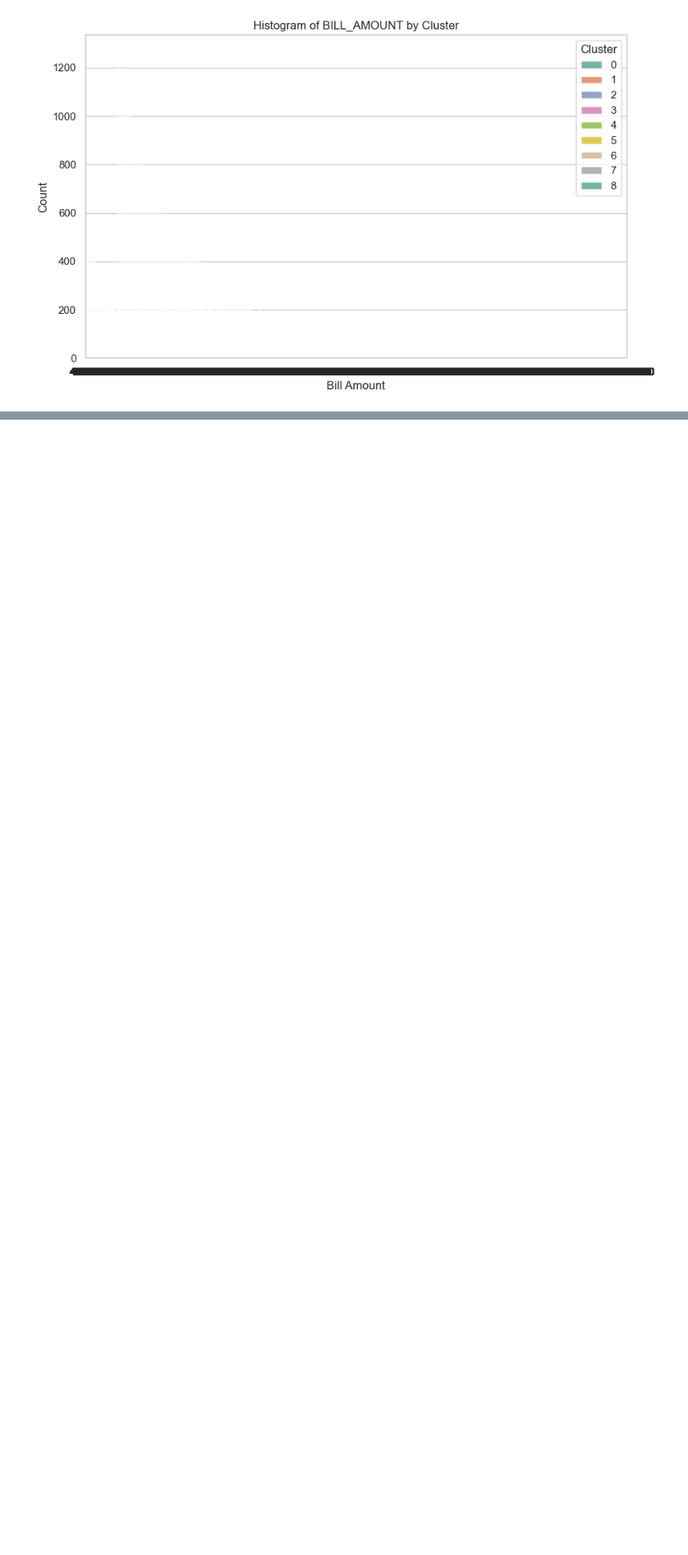
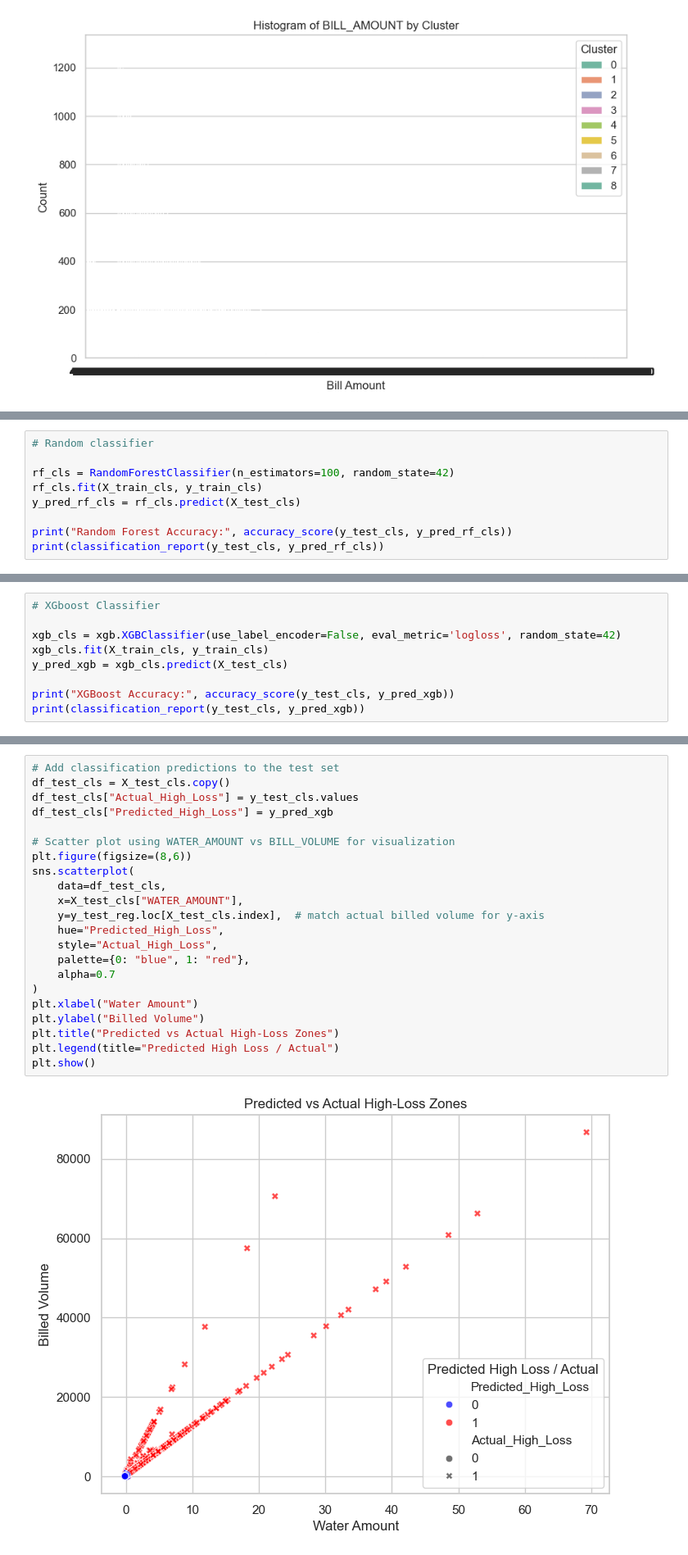
Before and after one commit to Assesa44/water-loss-reduction-through-smart-metering, a Jupyter notebook: Notebooks/Exploratory/clustering.ipynb, the cells around one changed output, grey strips where cells are left out. Shown at 82% size. Saved outputs shown, nothing was run; the diff lists cells and outputs as text; blank space fills up the shorter version.

```diff
--- a/Notebooks/Exploratory/clustering.ipynb
+++ b/Notebooks/Exploratory/clustering.ipynb
@@ -430,0 +601,9 @@ plt.show()
+# %%
+# Random classifier
+
+rf_cls = RandomForestClassifier(n_estimators=100, random_state=42)
+rf_cls.fit(X_train_cls, y_train_cls)
+y_pred_rf_cls = rf_cls.predict(X_test_cls)
+
+print("Random Forest Accuracy:", accuracy_score(y_test_cls, y_pred_rf_cls))
+print(classification_report(y_test_cls, y_pred_rf_cls))
@@ -430,0 +620,9 @@ plt.show()
+# %%
+# XGboost Classifier
+
+xgb_cls = xgb.XGBClassifier(use_label_encoder=False, eval_metric='logloss', random_state=42)
+xgb_cls.fit(X_train_cls, y_train_cls)
+y_pred_xgb = xgb_cls.predict(X_test_cls)
+
+print("XGBoost Accuracy:", accuracy_score(y_test_cls, y_pred_xgb))
+print(classification_report(y_test_cls, y_pred_xgb))
@@ -430,0 +678,24 @@ plt.show()
+# %%
+# Add classification predictions to the test set
+df_test_cls = X_test_cls.copy()
+df_test_cls["Actual_High_Loss"] = y_test_cls.values
+df_test_cls["Predicted_High_Loss"] = y_pred_xgb
+
+# Scatter plot using WATER_AMOUNT vs BILL_VOLUME for visualization
+plt.figure(figsize=(8,6))
+sns.scatterplot(
+    data=df_test_cls,
+    x=X_test_cls["WATER_AMOUNT"],
+    y=y_test_reg.loc[X_test_cls.index],  # match actual billed volume for y-axis
+    hue="Predicted_High_Loss",
+    style="Actual_High_Loss",
+    palette={0: "blue", 1: "red"},
+    alpha=0.7
+)
+plt.xlabel("Water Amount")
+plt.ylabel("Billed Volume")
+plt.title("Predicted vs Actual High-Loss Zones")
+plt.legend(title="Predicted High Loss / Actual")
+plt.show()
+# %% [output]
+[figure, added]
```
Also changed, not shown: parts of 18 cells of this notebook.
